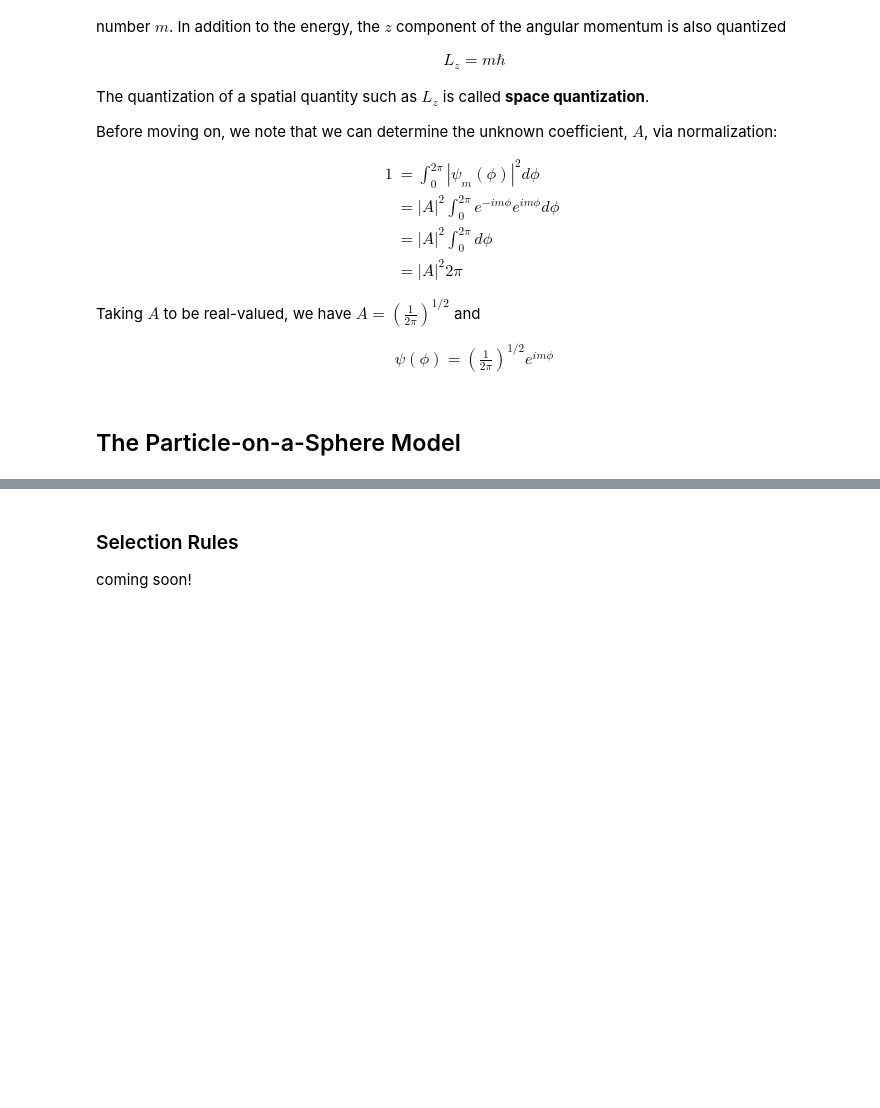
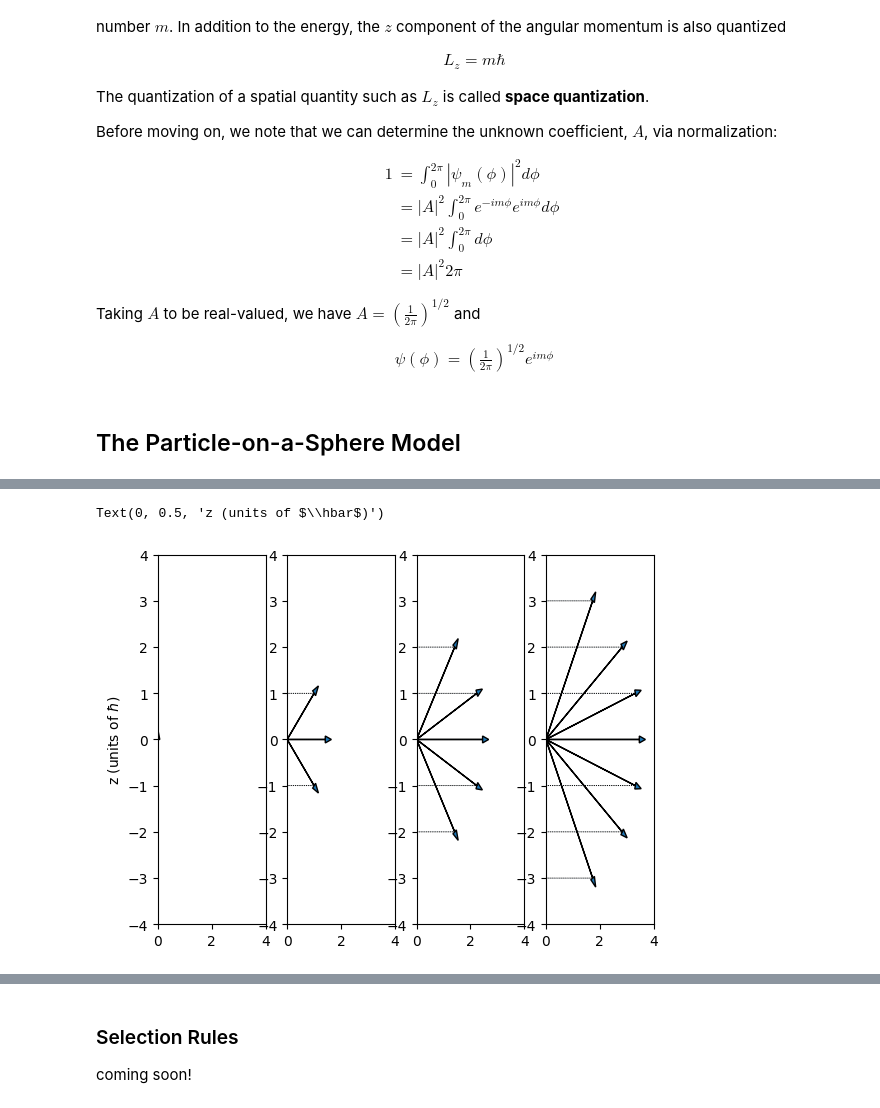
Before and after one commit to deprincelab/deprincelab.github.io, a Jupyter notebook: tutorials/jupyter_notebooks/rotation/rotation.ipynb, the cells around one changed output, grey strips where cells are left out. Saved outputs shown, nothing was run; the diff lists cells and outputs as text; code cells hidden in the pictures; blank space fills up the shorter version.

```diff
--- a/tutorials/jupyter_notebooks/rotation/rotation.ipynb
+++ b/tutorials/jupyter_notebooks/rotation/rotation.ipynb
@@ -511,0 +539,28 @@ The states can be characterized two quantum numbers, $l$ and $m$, with $l = 0, 1
+# %%
+import numpy as np
+import matplotlib.pyplot as plt
+fig, (ax0, ax1, ax2, ax3) = plt.subplots(1, 4)
+
+ax = []
+ax.append(ax0)
+ax.append(ax1)
+ax.append(ax2)
+ax.append(ax3)
+
+# l = 0, 1, 2, 3
+for l in range (0, 4):
+    magnitude = np.sqrt(l * (l + 1))
+    # m = -l ... l
+    for m in range (-l, l+1):
+        dx = np.sqrt(magnitude*magnitude - m*m)
+        dy = m
+        ax[l].arrow(0, 0, dx, dy, head_width = 0.15)
+        ax[l].arrow(0, dy, dx, 0, linestyle = 'dotted', linewidth = 0.5)
+
+    ax[l].set_ylim(-4, 4)
+    ax[l].set_xlim(0, 4)
+
+ax0.set_ylabel(r'z (units of $\hbar$)')
+# %% [output]
+Text(0, 0.5, 'z (units of $\\hbar$)')
+[figure, added]
```
Also changed, not shown: parts of 6 cells of this notebook.
